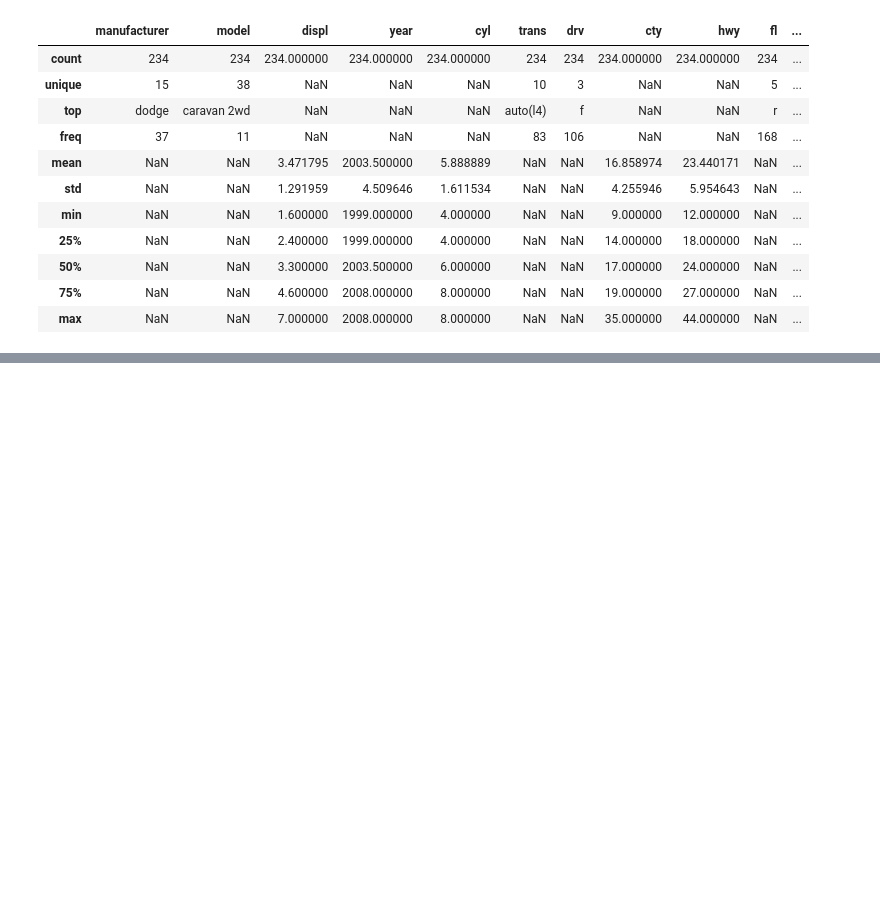
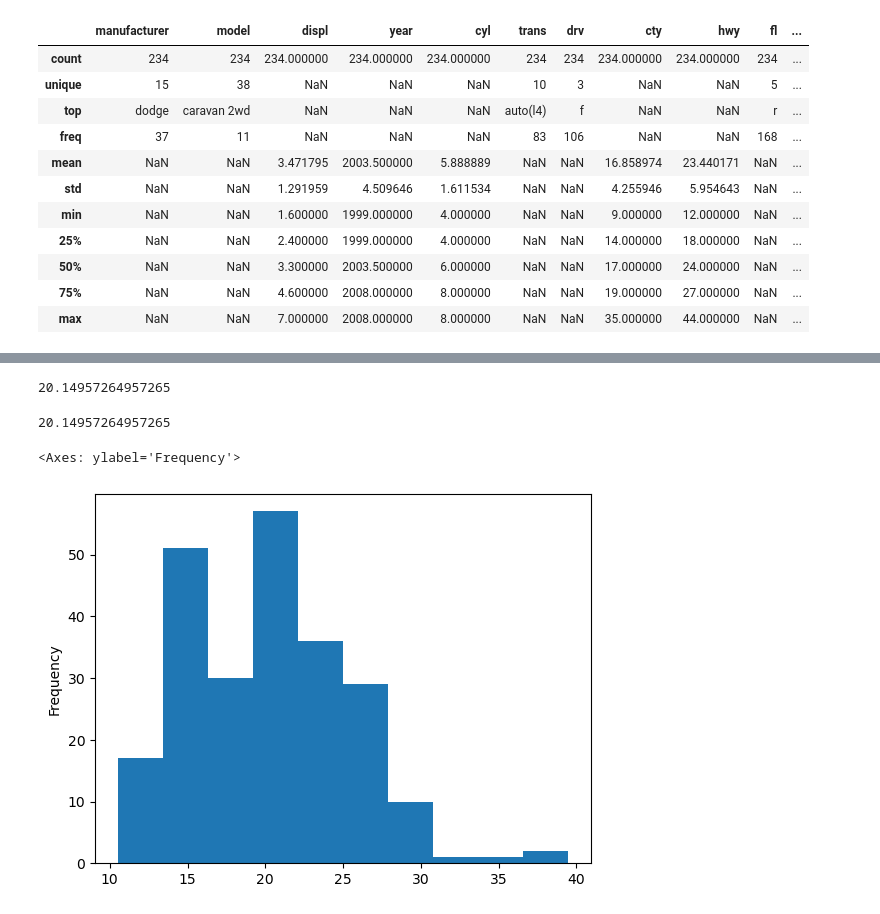
Before and after one commit to gun587330/-, a Jupyter notebook: Note.ipynb, the cells around one changed output, grey strips where cells are left out. Drawn from its saved outputs; the diff is of its cells as text; code cells hidden in the pictures; blank space fills up the shorter version.

```diff
--- a/Note.ipynb
+++ b/Note.ipynb
@@ -352,0 +433,6 @@ mpg.describe(include = 'all')
+# %%
+# mpg 통합 연비 변수 만들기
+import pandas as pd
+mpg = pd.read_csv('mpg.csv') # mpg데이터 불러오기
+mpg['total'] = (mpg['cty'] + mpg['hwy']) / 2 # 통합 연비 변수 만들기
+mpg
@@ -352,0 +453,22 @@ mpg.describe(include = 'all')
+# %%
+sum(mpg['total'])/len(mpg) # total 합계를 행 수로 나누기
+# %% [output]
+20.14957264957265
+# %%
+mpg['total'].mean() # sum(), len() 대신  df.mean() 메서드를 이용하면 평균을 더 간단하게 구할 수 있음
+# %% [output]
+20.14957264957265
+# %%
+# 조건문을 활용해 파생변수 만들기
+# 조건에 따라 서로 다른 값을 반환하는 '조건문 함수'러 파생변수 만들기
+# 1. 기준값 정하기
+mpg['total'].describe() # 요약 통계량 출력
+mpg['total'].plot.hist() # total변수를 히스토그램을 통해 파악하기
+
+# 히스토그램을 보고 알 수 있는 사항
+# > total 연비의 평균과 중앙값이 약 20이다.
+# > total 연비가 20~22.5 사이인 자동차 모델이 가장 많다.
+# > total 연비는 대부분 25 이하이고, 25를 넘기는 자동차 모델은 많지 않다.
+# %% [output]
+<Axes: ylabel='Frequency'>
+[figure, added]
```
Also changed, not shown: parts of 13 cells of this notebook.
